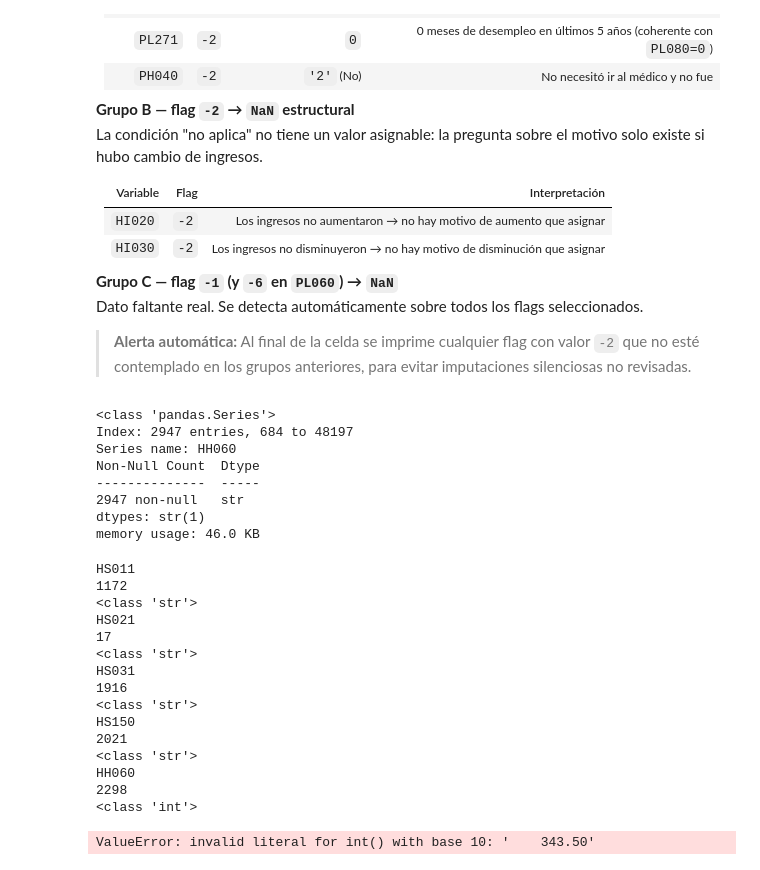
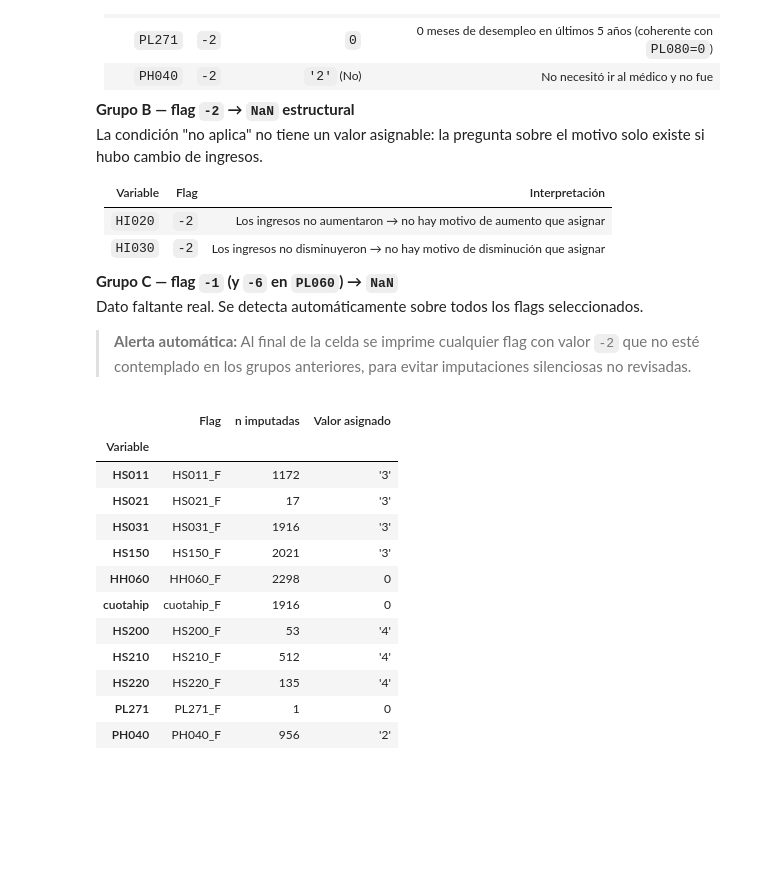
Before and after one commit to somm14/tfm_project, a Jupyter notebook: src/02_silver_layer.ipynb, the cells around one changed output. Saved outputs shown, nothing was run; the diff lists cells and outputs as text; code cells hidden in the pictures; blank space fills up the shorter version.

```diff
--- a/src/02_silver_layer.ipynb
+++ b/src/02_silver_layer.ipynb
@@ -311,68 +266,52 @@ La condición "no aplica" no tiene un valor asignable: la pregunta sobre el moti
 Dato faltante real. Se detecta automáticamente sobre todos los flags seleccionados.
 
 > **Alerta automática:** Al final de la celda se imprime cualquier flag con valor `-2` que no esté contemplado en los grupos anteriores, para evitar imputaciones silenciosas no revisadas.
-# %%
-df['HH060'].info()
-# %% [output]
-<class 'pandas.Series'>
-Index: 2947 entries, 684 to 48197
-Series name: HH060
-Non-Null Count  Dtype
---------------  -----
-2947 non-null   str
-dtypes: str(1)
-memory usage: 46.0 KB
 # %%
 # GRUPO A: flag -2 → valor semántico concreto
 # La condición "no aplica" equivale a una categoría real de la variable.
 # Los valores se asignan como string (formato INE) para ser consistentes
 # con la decodificación categórica del paso S.8.
 # HH060 y cuotahip son continuas → se asigna 0 numérico directamente.
 
 grupo_a = {
     'HS011':    ('HS011_F',    '3'),  # Sin hipoteca/alquiler → sin retrasos
     'HS021':    ('HS021_F',    '3'),  # Sin facturas → sin retrasos
     'HS031':    ('HS031_F',    '3'),  # Sin deudas → sin retrasos
     'HS150':    ('HS150_F',    '3'),  # Sin préstamos → ninguna carga
     'HH060':    ('HH060_F',      0),  # No alquila → importe = 0
     'cuotahip': ('cuotahip_F',   0),  # Sin hipoteca → cuota = 0
     'HS200':    ('HS200_F',    '4'),  # No usó asistencia médica
     'HS210':    ('HS210_F',    '4'),  # No usó asistencia dental
     'HS220':    ('HS220_F',    '4'),  # No consumió medicamentos
     'PL271':    ('PL271_F',      0),  # 0 meses desempleo últimos 5 años
     'PH040':    ('PH040_F',    '2')  # No necesitó médico
 }
 
+# 'HH060', 'cuotahip' y 'PL271'necesitan un tratamiento especial ya que hay que hacer, previamente, una serie de transformaciones antes de la decodificación pertinente
+df = df.loc[:, ~df.columns.duplicated()]
 log_a = []
 for var, (flag, valor) in grupo_a.items():
     if flag in df.columns and var in df.columns:
         mask = df[flag] == -2
         n = mask.sum()
-        print(var)
-        print(n)
-        print(type(valor))
         if var in ['HH060', 'cuotahip', 'PL271']:
-            df[var].astype(int)
-            continue
+            df[var] = df[var].str.strip().replace('', np.nan).astype(float)
         if n > 0:
             df.loc[mask, var] = valor
             log_a.append({'Variable': var, 'Flag': flag, 'n imputadas': n, 'Valor asignado': repr(valor)})
 
-# pd.DataFrame(log_a).set_index('Variable')
+pd.DataFrame(log_a).set_index('Variable')
 # %% [output]
-HS011
-1172
-<class 'str'>
-HS021
-17
-<class 'str'>
-HS031
-1916
-<class 'str'>
-HS150
-2021
-<class 'str'>
-HH060
-2298
-<class 'int'>
-ValueError: invalid literal for int() with base 10: '    343.50'
+|  | Flag | n imputadas | Valor asignado |
+| Variable |  |  |  |
+| HS011 | HS011_F | 1172 | '3' |
+| HS021 | HS021_F | 17 | '3' |
+| HS031 | HS031_F | 1916 | '3' |
+| HS150 | HS150_F | 2021 | '3' |
+| HH060 | HH060_F | 2298 | 0 |
+| cuotahip | cuotahip_F | 1916 | 0 |
+| HS200 | HS200_F | 53 | '4' |
+| HS210 | HS210_F | 512 | '4' |
+| HS220 | HS220_F | 135 | '4' |
+| PL271 | PL271_F | 1 | 0 |
+| PH040 | PH040_F | 956 | '2' |
```
Also changed, not shown: parts of 24 cells of this notebook.
